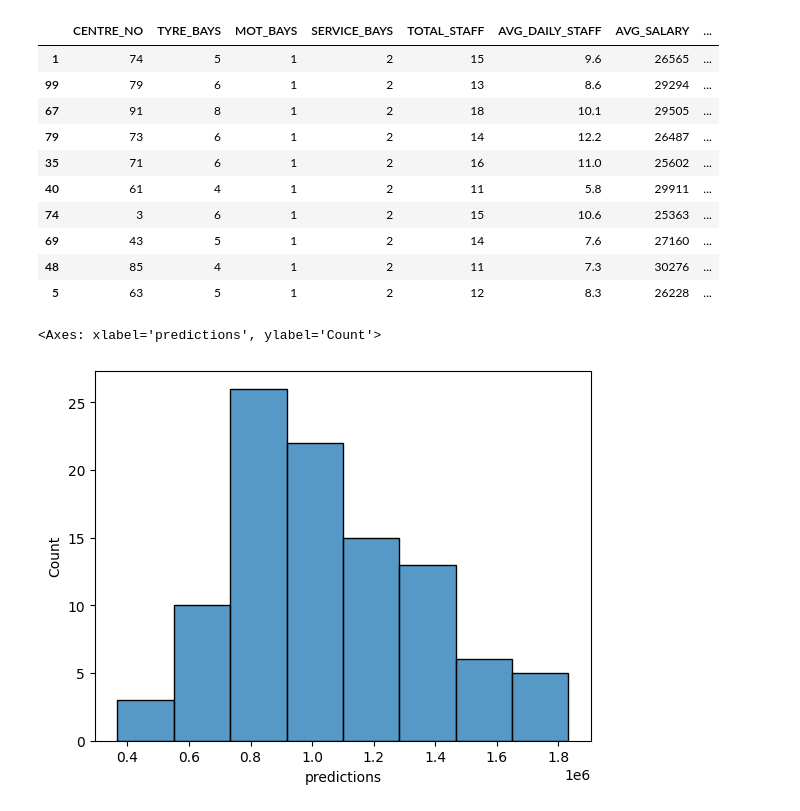
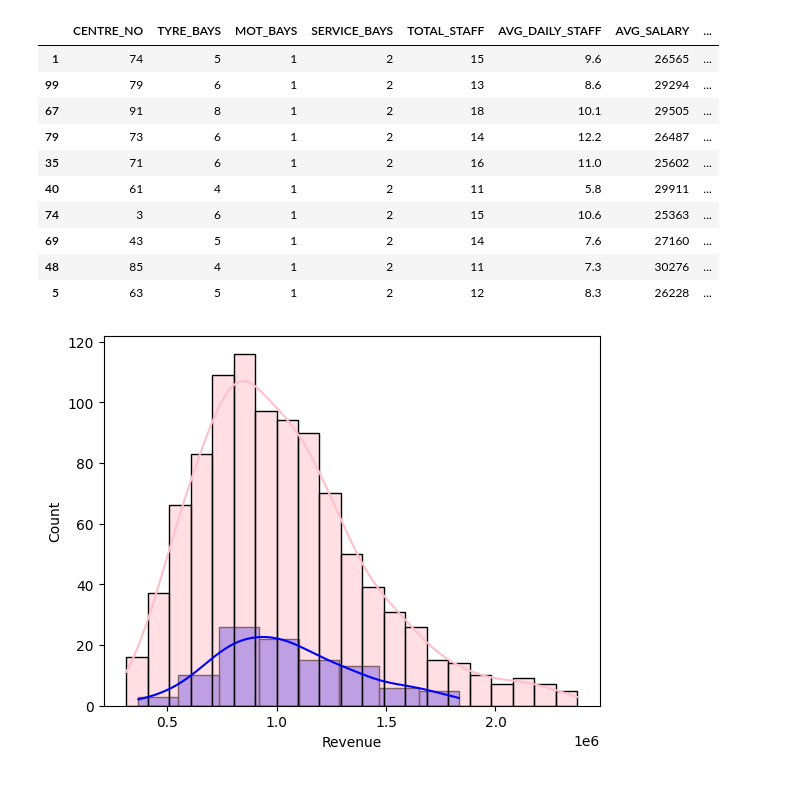
Before and after one commit to PragatheswaranD/centre_recommendation, a Jupyter notebook: data_analysis3.ipynb, the cells around one changed output. Saved outputs shown, nothing was run; the diff lists cells and outputs as text; code cells hidden in the pictures.

Commit message:
updated data analysis

```diff
--- a/data_analysis3.ipynb
+++ b/data_analysis3.ipynb
@@ -347,7 +347,7 @@ subset_x_data
 array(['TOTAL_STAFF', 'SERVICE_BAYS', 'ANNUAL_RENT',
        'HOURS_OPEN_PER_WEEK', 'MOT_BAYS'], dtype=object)
 # %%
-x_train, x_test, y_train, y_test = train_test_split(x_data, y_data, test_size=0.2, random_state=42)
+x_train, x_test, y_train, y_test = train_test_split(x_data, y_data, shuffle=True, test_size=0.2, random_state=42)
 # %%
 model = GradientBoostingRegressor(
     n_estimators=100,
@@ -448,8 +448,12 @@ potential_centres.sort_values("predictions", ascending=False).head(10)
 | 69 | 43 | 5 | 1 | 2 | 14 | 7.6 | 27160 | ... |
 | 48 | 85 | 4 | 1 | 2 | 11 | 7.3 | 30276 | ... |
 | 5 | 63 | 5 | 1 | 2 | 12 | 8.3 | 26228 | ... |
-# %%
-sns.histplot(x="predictions", data=potential_centres)
-# %% [output]
-<Axes: xlabel='predictions', ylabel='Count'>
-[figure, removed]
+# %%
+sns.histplot(x="predictions",
+             data=potential_centres, color="blue", alpha=0.5, label="Potential", kde=True)
+sns.histplot(x="ANNUAL_REVENUE",
+             data=current_centres_data, color="pink", alpha=0.5, label="Current", kde=True)
+plt.xlabel("Revenue")
+plt.show()
+# %% [output]
+[figure, added]
```
